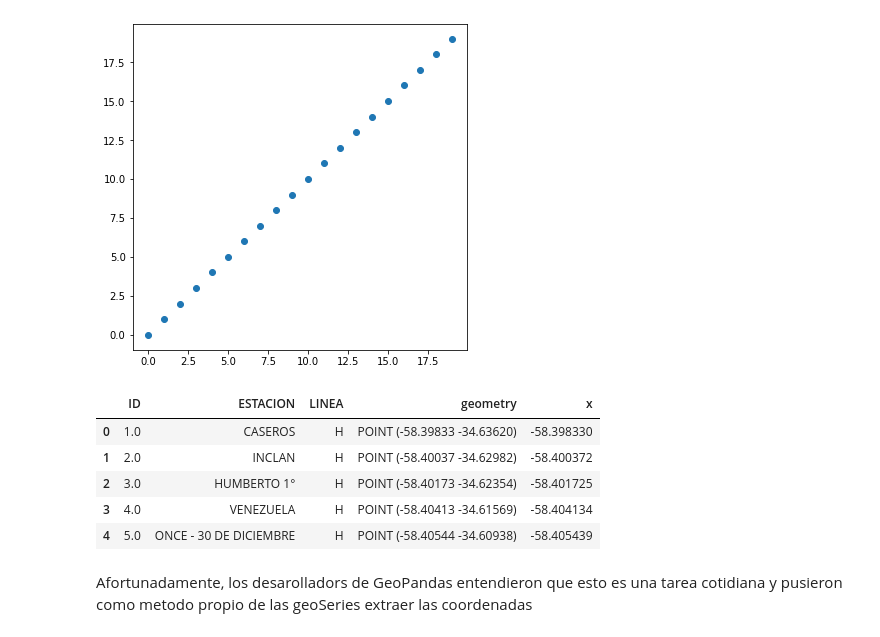
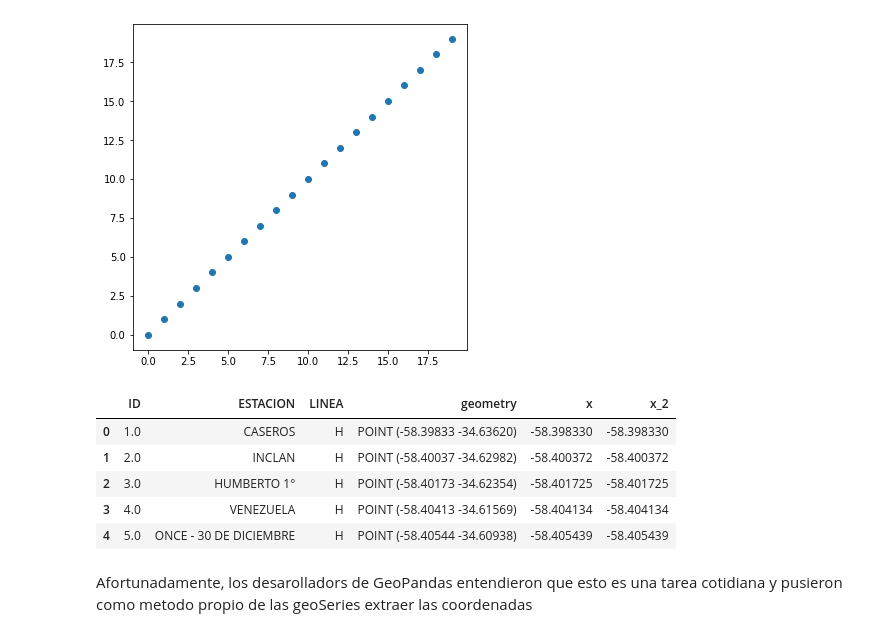
Before and after one commit to alephcero/analisis_espacial_python_2019, a Jupyter notebook: clase_3/lab_03 - GeoPandas.ipynb, the cells around one changed output. Cells and saved outputs as stored; diff of their text form; code cells hidden in the pictures.

```diff
--- a/clase_3/lab_03 - GeoPandas.ipynb
+++ b/clase_3/lab_03 - GeoPandas.ipynb
@@ -199,14 +203,19 @@ ax.scatter(x,y)
 # %% [output]
 <matplotlib.collections.PathCollection at 0x...>
 [figure]
+# %%
+def extraer_x(coord):
+    return coord.x
 # %%
 #utilizando el metodo map, puedo extraer para cada punto sus coordenadas en x
-estaciones['x'] = estaciones.geometry.map(lambda coord: coord.x)
+estaciones['x'] = estaciones.geometry.map(lambda g: g.x)
+estaciones['x_2'] = estaciones.geometry.map(extraer_x)
+
 estaciones.head()
 # %% [output]
-|  | ID | ESTACION | LINEA | geometry | x |
-| 0 | 1.0 | CASEROS | H | POINT (-58.39833 -34.63620) | -58.398330 |
-| 1 | 2.0 | INCLAN | H | POINT (-58.40037 -34.62982) | -58.400372 |
-| 2 | 3.0 | HUMBERTO 1° | H | POINT (-58.40173 -34.62354) | -58.401725 |
-| 3 | 4.0 | VENEZUELA | H | POINT (-58.40413 -34.61569) | -58.404134 |
-| 4 | 5.0 | ONCE - 30 DE DICIEMBRE | H | POINT (-58.40544 -34.60938) | -58.405439 |
+|  | ID | ESTACION | LINEA | geometry | x | x_2 |
+| 0 | 1.0 | CASEROS | H | POINT (-58.39833 -34.63620) | -58.398330 | -58.398330 |
+| 1 | 2.0 | INCLAN | H | POINT (-58.40037 -34.62982) | -58.400372 | -58.400372 |
+| 2 | 3.0 | HUMBERTO 1° | H | POINT (-58.40173 -34.62354) | -58.401725 | -58.401725 |
+| 3 | 4.0 | VENEZUELA | H | POINT (-58.40413 -34.61569) | -58.404134 | -58.404134 |
+| 4 | 5.0 | ONCE - 30 DE DICIEMBRE | H | POINT (-58.40544 -34.60938) | -58.405439 | -58.405439 |
```
Also changed, not shown: parts of 25 cells of this notebook, 26 other files.
